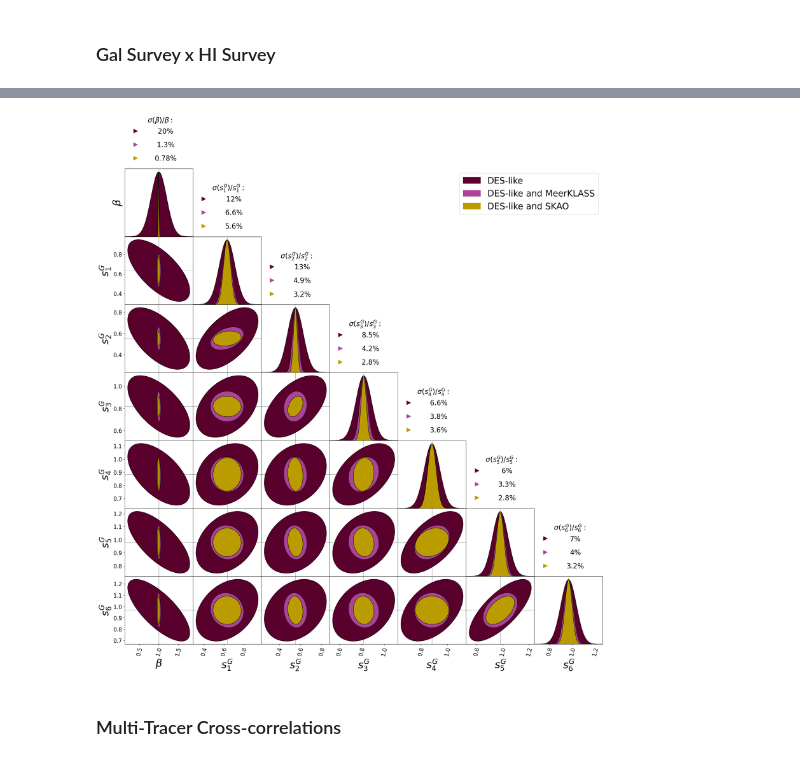
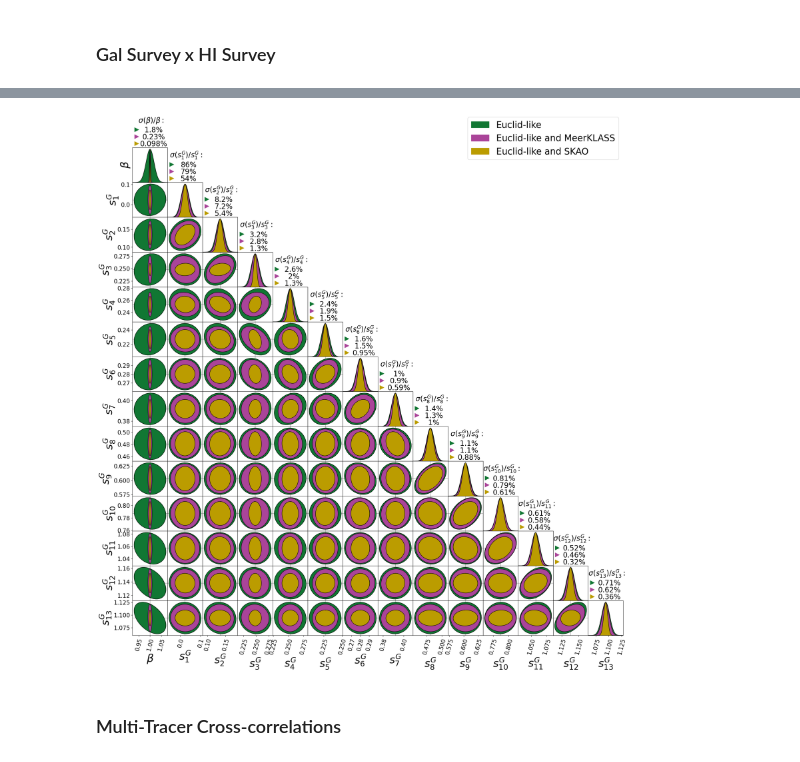
Before and after one commit to GreenTS27/Photo_Surveys-HI_IM-Fisher_Matrix, a Jupyter notebook: Fisher_Matrix_C_ell_vs_w_t.ipynb, the cells around one changed output, grey strips where cells are left out. Drawn from its saved outputs; the diff is of its cells as text; code cells hidden in the pictures.

```diff
--- a/Fisher_Matrix_C_ell_vs_w_t.ipynb
+++ b/Fisher_Matrix_C_ell_vs_w_t.ipynb
@@ -2739,14 +2631,0 @@ Derivatives Calculated!
-# %%
-pars = Cosm_parameters_CAMB(dic_cosmology=dic_cosmology)
-
-dic_derivatives_G_f_GHI_c = Fisher_derivative_Gal_HI(Data_G_f_GHI_c, arr_z_central, dic_arr_zs, dic_Window,
-                                            full_l_min, full_l_max,
-                                            dic_mag_bias, dic_gal_bias, dic_Cosm_param, C_ells_CAMB_HI,
-                                            ell_step=ell_step, dic_Gal_HI_id=dic_Gal_HI_id,
-                                            dic_cosmology=dic_cosmology, Temp_HI_func=Temp_HI,
-                                            verbose=True )
-
-
-### Saving data
-with open(F"{folder_name}FisherM_deriv_G_f_GHI_c_{save_filename}.pkl", 'wb') as file:
-    pickle.dump(dic_derivatives_G_f_GHI_c, file)
@@ -3000,7 +2826,7 @@ with open(F"{folder_name}FisherM_deriv_full_{save_filename}.pkl", 'rb') as file:
 
 # list_CosmP_log = [ "H0", "Ob", "Ocdm", "As" ]
 list_CosmP_log = [ "As" ]
-Fish_w_full = Fisher_Matrix_w(Data_arr_indices_full, ells, thetas, Pol_Legend, dic_Cosm_param, Cov_Matrix_full,
+Fish_w_full = Fisher_Matrix_w(Data_arr_indices_T_full, ells, thetas, Pol_Legend, dic_Cosm_param, Cov_Matrix_full,
                               dic_derivatives_full, dic_f_sky,
                               dic_Gal_HI_id=dic_Gal_HI_id, list_CosmP_log=list_CosmP_log, verbose=True)
 
@@ -3268,11 +3094,9 @@ Plot_title = ("")
 
 
 
-list_Gal_surv = [
-                 "DES",
-                #  "LSST",
-                #  "Euclid"
-                 ]
+# Name_Survey_Gal = "DES"
+# Name_Survey_Gal = "LSST"
+Name_Survey_Gal = "Euclid"
 
 list_HI_surv  = [
                  "Meerkat",
@@ -3280,11 +3104,11 @@ list_HI_surv  = [
                 #  "Meerkat",
                  "SKA",
                  ]
-if list_Gal_surv == ["DES"]:
+if Name_Survey_Gal == "DES":
     list_colors = [  Galaxy_Colors[0], HI_Colors[0], HI_Colors[1], HI_Colors[1]  ]
-elif list_Gal_surv == ["LSST"]:
+elif Name_Survey_Gal == "LSST":
     list_colors = [  Galaxy_Colors[2], HI_Colors[0], HI_Colors[1]  ]
-elif list_Gal_surv == ["Euclid"]:
+elif Name_Survey_Gal == "Euclid":
     list_colors = [  Galaxy_Colors[4], HI_Colors[0], HI_Colors[1]  ]
 
 arr_alpha = np.array([
@@ -3299,34 +3123,34 @@ Flabels = []
 
 count=0
 
-for Name_Survey_Gal in list_Gal_surv:
-    for Name_Survey_HI in list_HI_surv:
+# for Name_Survey_Gal in list_Gal_surv:
+for Name_Survey_HI in list_HI_surv:
 
-        if count == 0 and Name_Survey_HI=="Meerkat":
-            Flabels.append( f"{Name_Survey_Gal}-like" )
-            save_filename_i = f"{Name_Survey_Gal}_{N_bins_Gal}zbins_{Name_Survey_HI}_{0}zbins_{set_name}"
-            FIM_Cl_i = np.loadtxt(open(F"{folder_name}FisherM_Cl_full_{save_filename_i}.csv", "rb"), delimiter=" ", skiprows=0)
+    if count == 0 and Name_Survey_HI=="Meerkat":
+        Flabels.append( f"{Name_Survey_Gal}-like" )
+        save_filename_i = f"{Name_Survey_Gal}_{N_bins_Gal}zbins_{Name_Survey_HI}_{0}zbins_{set_name}"
+        FIM_Cl_i = np.loadtxt(open(F"{folder_name}FisherM_Cl_full_{save_filename_i}.csv", "rb"), delimiter=" ", skiprows=0)
 
-        elif count == 1 and Name_Survey_HI=="Meerkat":
-            Flabels.append( f"{Name_Survey_Gal}-like and MeerKLASS" )
-            save_filename_i = f"{Name_Survey_Gal}_{N_bins_Gal}zbins_{Name_Survey_HI}_{5}zbins_{set_name}"
-            FIM_Cl_i = np.loadtxt(open(F"{folder_name}FisherM_Cl_full_{save_filename_i}.csv", "rb"), delimiter=" ", skiprows=0)
+    elif count == 1 and Name_Survey_HI=="Meerkat":
+        Flabels.append( f"{Name_Survey_Gal}-like and MeerKLASS" )
+        save_filename_i = f"{Name_Survey_Gal}_{N_bins_Gal}zbins_{Name_Survey_HI}_{5}zbins_{set_name}"
+        FIM_Cl_i = np.loadtxt(open(F"{folder_name}FisherM_Cl_full_{save_filename_i}.csv", "rb"), delimiter=" ", skiprows=0)
 
-        # elif count == 2 and Name_Survey_HI == "Meerkat":
-        #     Flabels.append( f"{Name_Survey_Gal}-like and MeerKLASS" )
-        #     save_filename_i = f"{Name_Survey_Gal}_{N_bins_Gal}zbins_{Name_Survey_HI}_{5}zbins_{set_name}"
-        #     FIM_Cl_i = np.loadtxt(open(F"{folder_name}FisherM_Cl_auto_{save_filename_i}.csv", "rb"), delimiter=" ", skiprows=0)
+    # elif count == 2 and Name_Survey_HI == "Meerkat":
+    #     Flabels.append( f"{Name_Survey_Gal}-like and MeerKLASS" )
+    #     save_filename_i = f"{Name_Survey_Gal}_{N_bins_Gal}zbins_{Name_Survey_HI}_{5}zbins_{set_name}"
+    #     FIM_Cl_i = np.loadtxt(open(F"{folder_name}FisherM_Cl_auto_{save_filename_i}.csv", "rb"), delimiter=" ", skiprows=0)
 
-        elif Name_Survey_HI == "SKA":
-            Flabels.append( f"{Name_Survey_Gal}-like and SKAO" )
-            save_filename_i = f"{Name_Survey_Gal}_{N_bins_Gal}zbins_{Name_Survey_HI}_{N_bins_HI}zbins_{set_name}"
-            FIM_Cl_i = np.loadtxt(open(F"{folder_name}FisherM_Cl_full_{save_filename_i}.csv", "rb"), delimiter=" ", skiprows=0)
+    elif Name_Survey_HI == "SKA":
+        Flabels.append( f"{Name_Survey_Gal}-like and SKAO" )
+        save_filename_i = f"{Name_Survey_Gal}_{N_bins_Gal}zbins_{Name_Survey_HI}_{N_bins_HI}zbins_{set_name}"
+        FIM_Cl_i = np.loadtxt(open(F"{folder_name}FisherM_Cl_full_{save_filename_i}.csv", "rb"), delimiter=" ", skiprows=0)
 
-        # Only beta and s(z)
-        Fishers.append( np.linalg.inv( np.linalg.inv(FIM_Cl_i)[6:,6:] ))
+    # Only beta and s(z)
+    Fishers.append( np.linalg.inv( np.linalg.inv(FIM_Cl_i)[6:,6:] ))
 
-        ic(save_filename_i)
-        count+=1
+    ic(save_filename_i)
+    count+=1
 
 
 
@@ -3334,6 +3158,7 @@ CornerPlot( Fishers, fid, par, par_titles, Plot_title, Flabels=Flabels,
             cores=list_colors,
             arr_alpha=arr_alpha,
             # Fig_name= name_fig_corner+"_full.png",
+            Fig_name= f"CornerP_{Name_Survey_Gal}_beta_sz.pdf",
             # figure_size=(14,14),
             # figure_size=(18,18),
             figure_size=(22,22),
@@ -3354,4 +3186,4 @@ ic| save_filename_i: 'DES_6zbins_SKA_6zbins_both'
-[figure, old version]
+[figure, new version]
 # %% [markdown]
 ### Multi-Tracer Cross-correlations
 # %%
```
Also changed, not shown: parts of 41 cells of this notebook.
